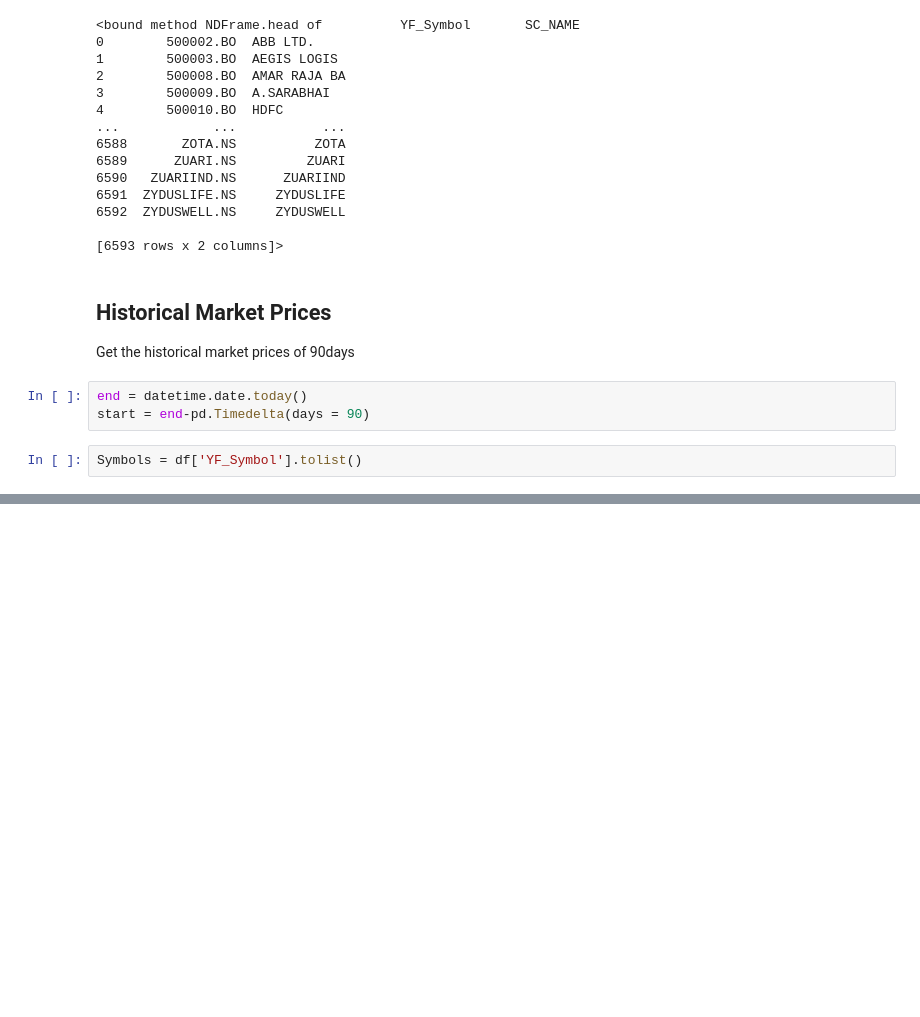
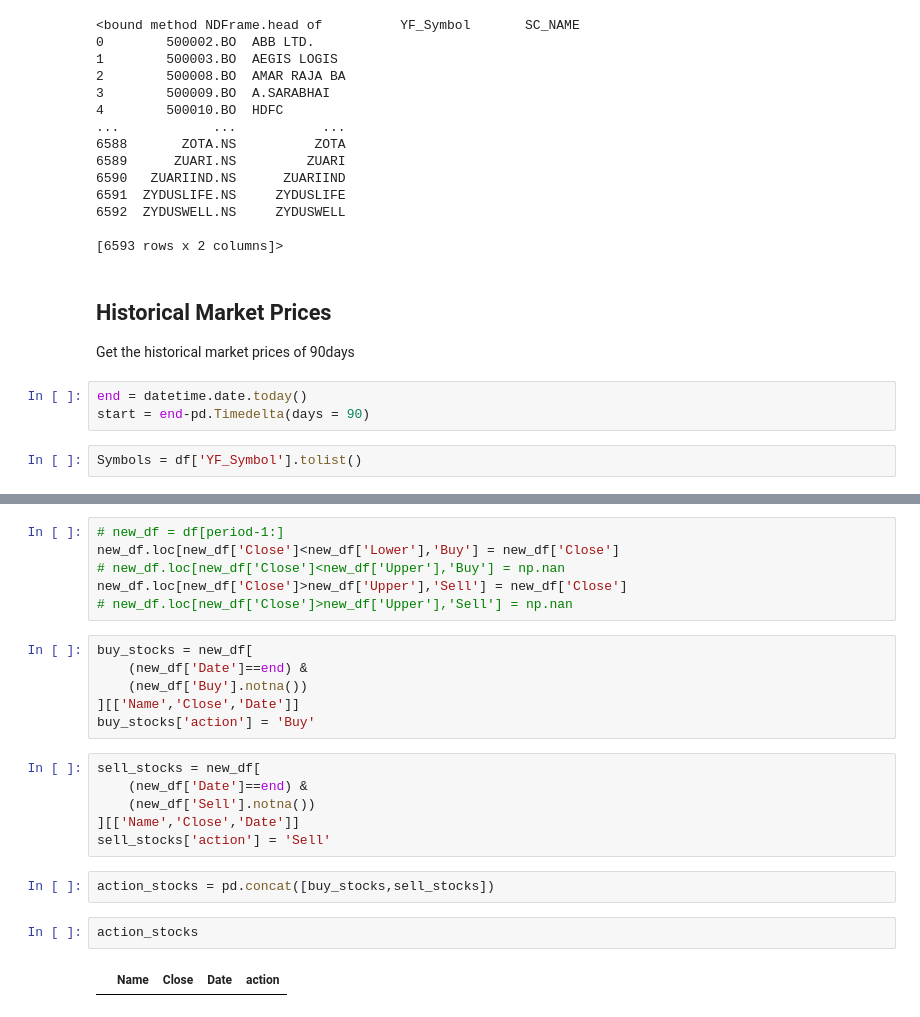
Before and after one commit to ramrajv/AI_Fin, a Jupyter notebook: YF_Indian_Buy_Sell.ipynb, the cells around one changed output, grey strips where cells are left out. Saved outputs shown, nothing was run; the diff lists cells and outputs as text; blank space fills up the shorter version.

```diff
--- a/YF_Indian_Buy_Sell.ipynb
+++ b/YF_Indian_Buy_Sell.ipynb
@@ -145,0 +125,24 @@ path
+# %%
+# new_df = df[period-1:]
+new_df.loc[new_df['Close']<new_df['Lower'],'Buy'] = new_df['Close']
+# new_df.loc[new_df['Close']<new_df['Upper'],'Buy'] = np.nan
+new_df.loc[new_df['Close']>new_df['Upper'],'Sell'] = new_df['Close']
+# new_df.loc[new_df['Close']>new_df['Upper'],'Sell'] = np.nan
+# %%
+buy_stocks = new_df[
+    (new_df['Date']==end) &
+    (new_df['Buy'].notna())
+][['Name','Close','Date']]
+buy_stocks['action'] = 'Buy'
+# %%
+sell_stocks = new_df[
+    (new_df['Date']==end) &
+    (new_df['Sell'].notna())
+][['Name','Close','Date']]
+sell_stocks['action'] = 'Sell'
+# %%
+action_stocks = pd.concat([buy_stocks,sell_stocks])
+# %%
+action_stocks
+# %% [output]
+|  | Name | Close | Date | action |
```
Also changed, not shown: parts of 13 cells of this notebook.
